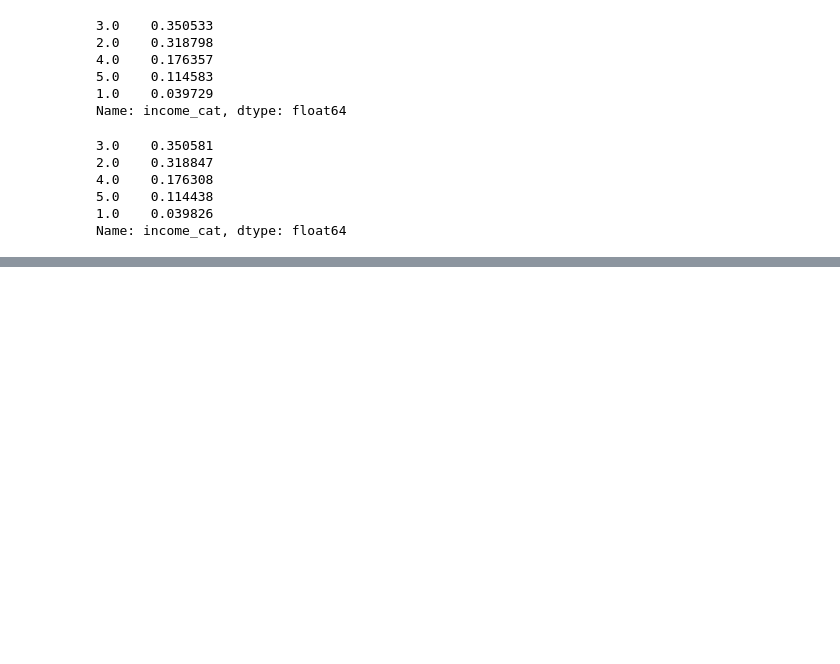
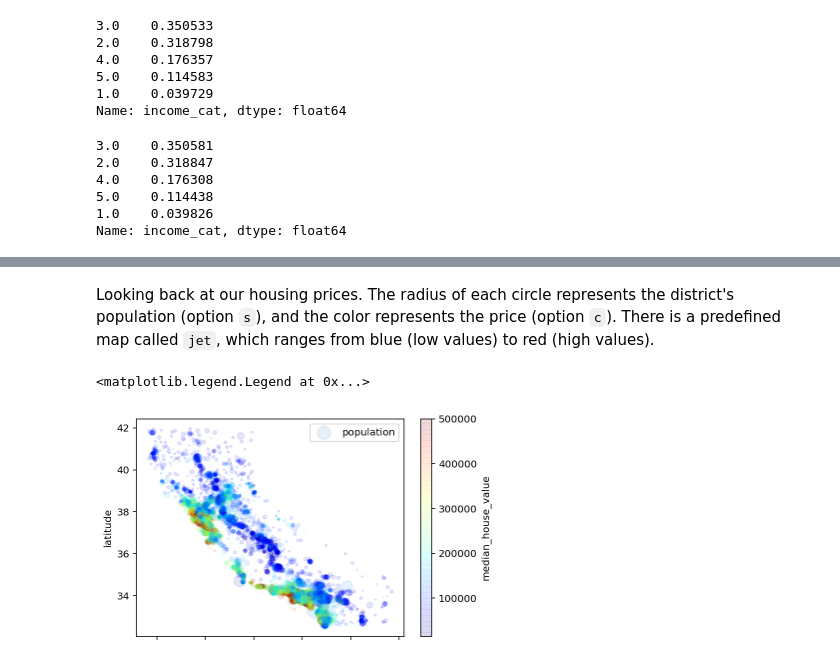
Before and after one commit to AlphaSpectrum/ai, a Jupyter notebook: examples/Linear Regression.ipynb, the cells around one changed output, grey strips where cells are left out. Saved outputs shown, nothing was run; the diff lists cells and outputs as text; code cells hidden in the pictures; blank space fills up the shorter version.

```diff
--- a/examples/Linear Regression.ipynb
+++ b/examples/Linear Regression.ipynb
@@ -130,0 +156,8 @@ Name: income_cat, dtype: float64
+# %% [markdown]
+Looking back at our housing prices. The radius of each circle represents the district's population (option `s`), and the color represents the price (option `c`). There is a predefined map called `jet`, which ranges from blue (low values) to red (high values).
+# %%
+housing.plot(kind="scatter", x="longitude", y="latitude", alpha=0.1, s=housing["population"] / 100, label="population", c="median_house_value", cmap=plt.get_cmap("jet"), colorbar=True)
+plt.legend()
+# %% [output]
+<matplotlib.legend.Legend at 0x...>
+[figure, added]
```
Also changed, not shown: parts of 10 cells of this notebook, 5 other files.
